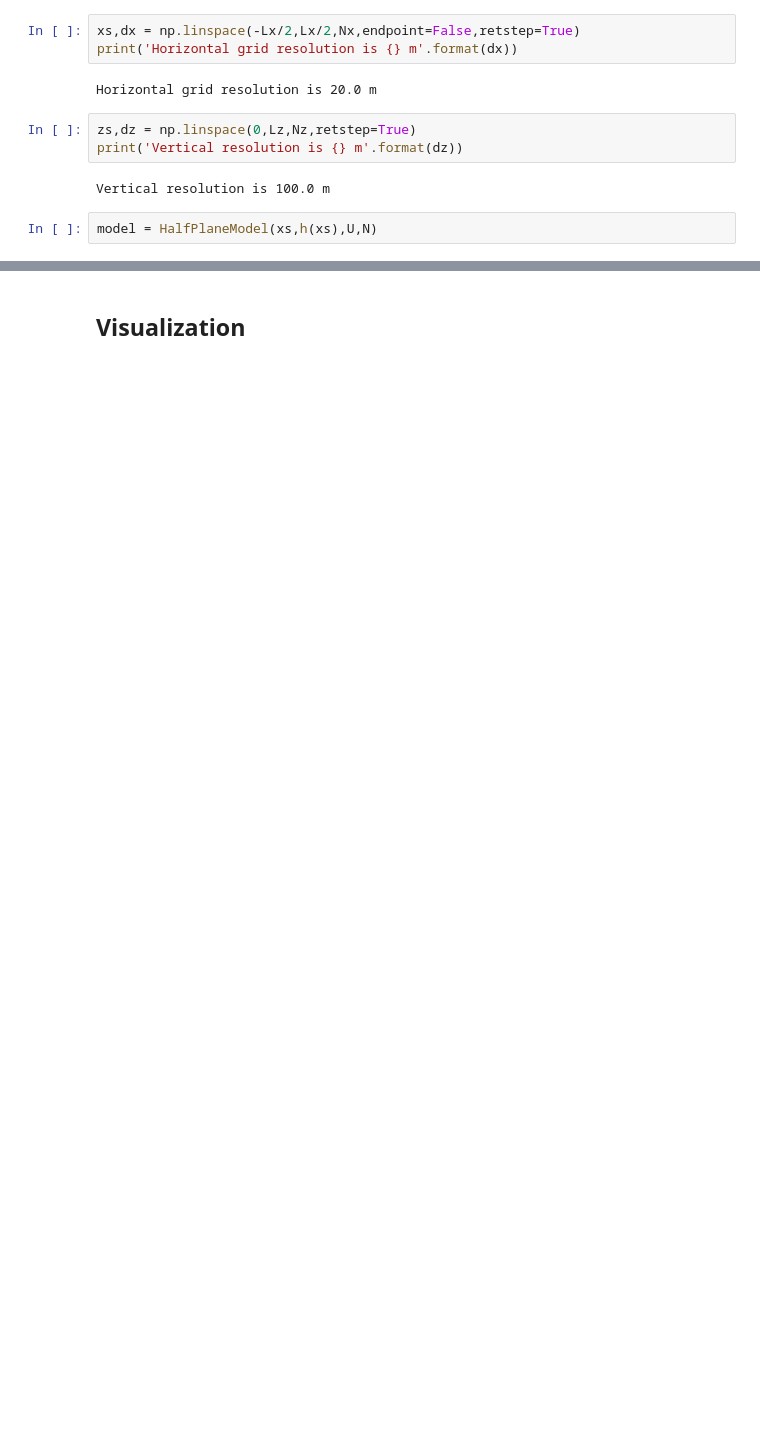
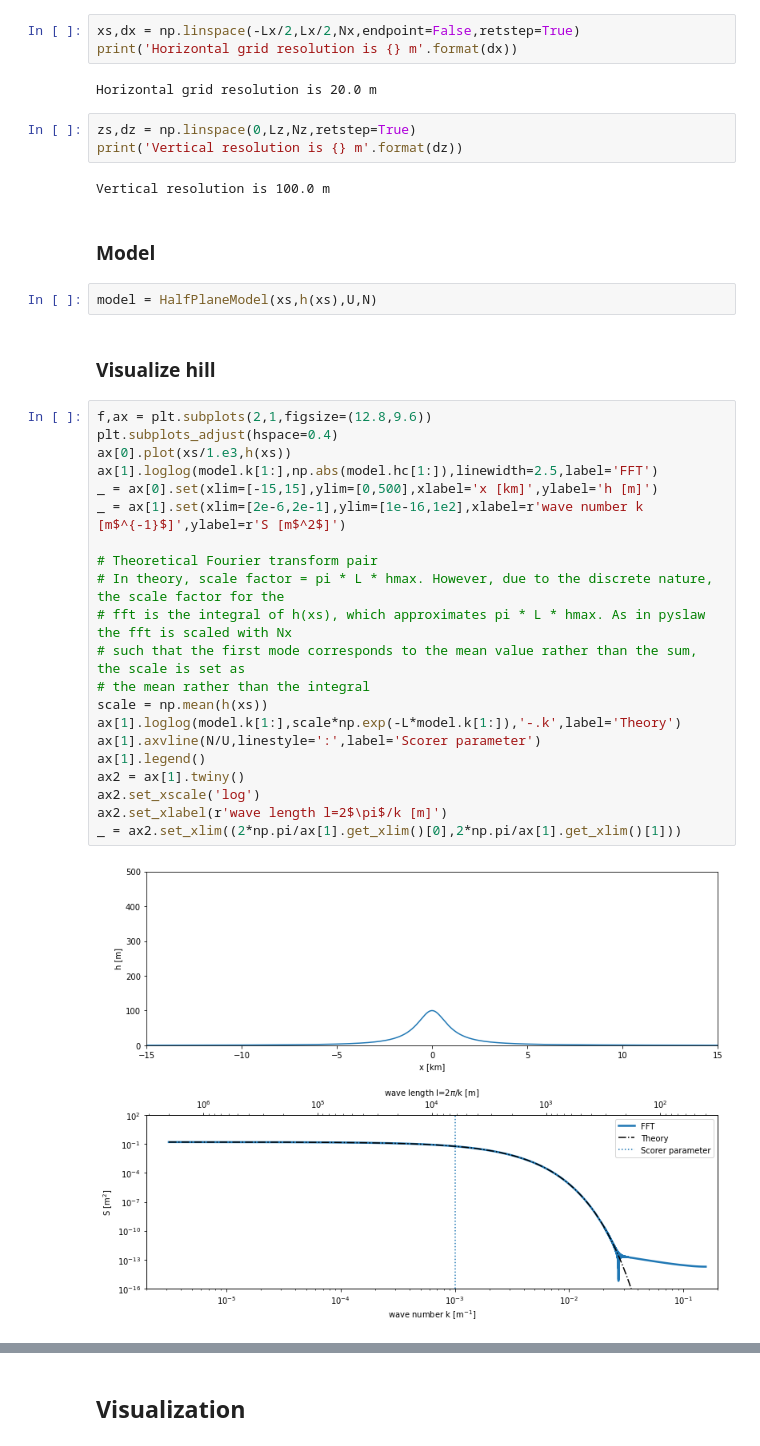
Before and after one commit to DriesAllaerts/lbow, a Jupyter notebook: notebooks/1-witch-of-Agnesi.ipynb, the cells around one changed output, grey strips where cells are left out. Cells and saved outputs as stored; diff of their text form; blank space fills up the shorter version.

```diff
--- a/notebooks/1-witch-of-Agnesi.ipynb
+++ b/notebooks/1-witch-of-Agnesi.ipynb
@@ -49,5 +52,32 @@ zs,dz = np.linspace(0,Lz,Nz,retstep=True)
 print('Vertical resolution is {} m'.format(dz))
 # %% [output]
 Vertical resolution is 100.0 m
+# %% [markdown]
+### Model
 # %%
 model = HalfPlaneModel(xs,h(xs),U,N)
+# %% [markdown]
+### Visualize hill
+# %%
+f,ax = plt.subplots(2,1,figsize=(12.8,9.6))
+plt.subplots_adjust(hspace=0.4)
+ax[0].plot(xs/1.e3,h(xs))
+ax[1].loglog(model.k[1:],np.abs(model.hc[1:]),linewidth=2.5,label='FFT')
+_ = ax[0].set(xlim=[-15,15],ylim=[0,500],xlabel='x [km]',ylabel='h [m]')
+_ = ax[1].set(xlim=[2e-6,2e-1],ylim=[1e-16,1e2],xlabel=r'wave number k [m$^{-1}$]',ylabel=r'S [m$^2$]')
+
+# Theoretical Fourier transform pair
+# In theory, scale factor = pi * L * hmax. However, due to the discrete nature, the scale factor for the
+# fft is the integral of h(xs), which approximates pi * L * hmax. As in pyslaw the fft is scaled with Nx
+# such that the first mode corresponds to the mean value rather than the sum, the scale is set as
+# the mean rather than the integral
+scale = np.mean(h(xs))
+ax[1].loglog(model.k[1:],scale*np.exp(-L*model.k[1:]),'-.k',label='Theory')
+ax[1].axvline(N/U,linestyle=':',label='Scorer parameter')
+ax[1].legend()
+ax2 = ax[1].twiny()
+ax2.set_xscale('log')
+ax2.set_xlabel(r'wave length l=2$\pi$/k [m]')
+_ = ax2.set_xlim((2*np.pi/ax[1].get_xlim()[0],2*np.pi/ax[1].get_xlim()[1]))
+# %% [output]
+[figure, new version]
```
Also changed, not shown: parts of 19 cells of this notebook.
